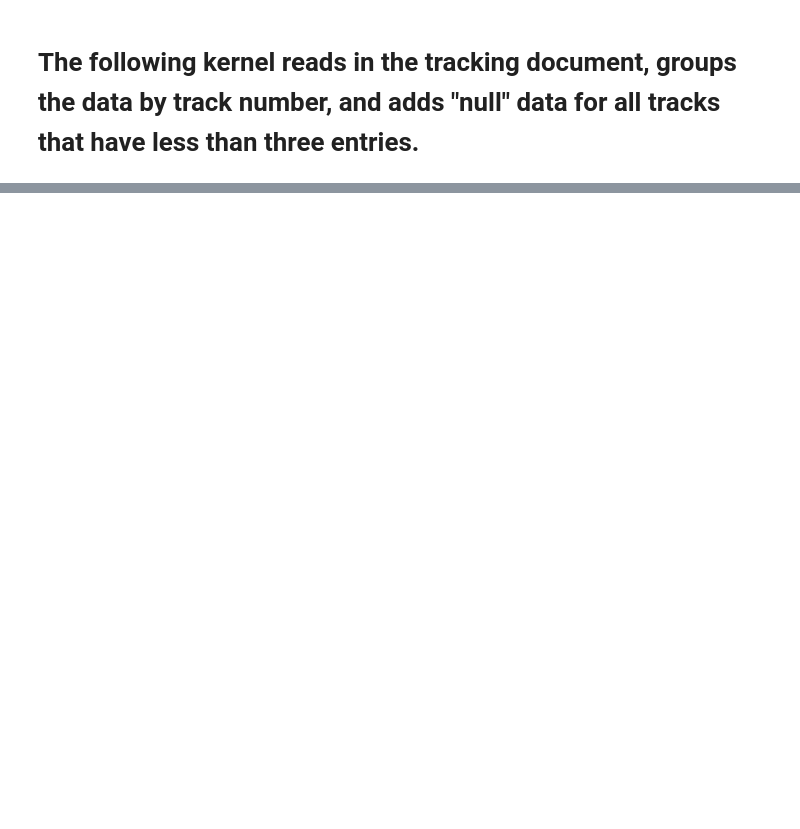
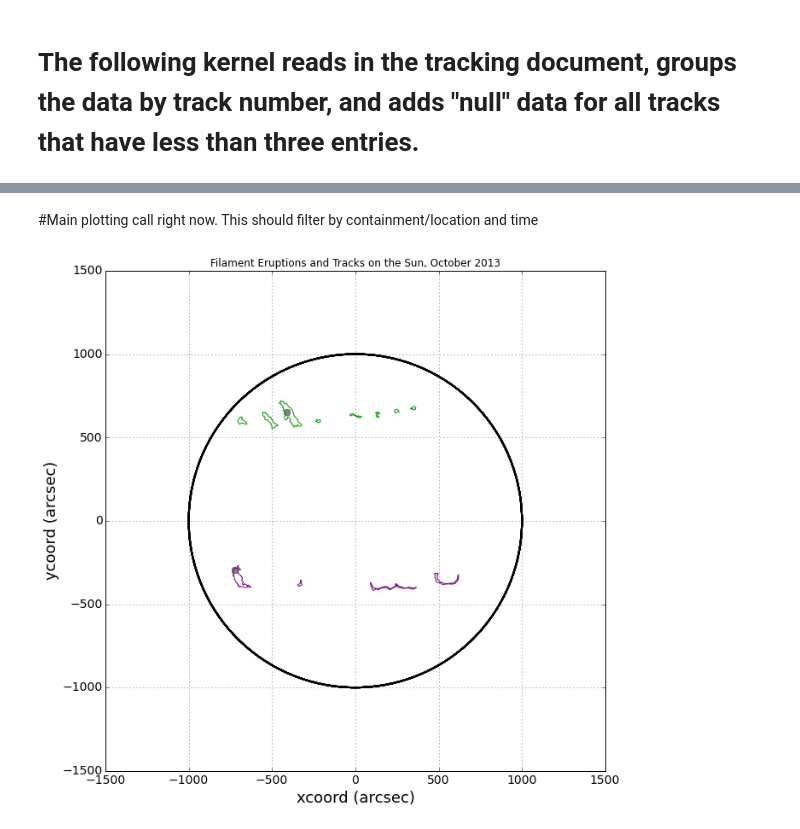
Before and after one commit to Nschanche/Filament_tracking, a Jupyter notebook: Untitled0.ipynb, the cells around one changed output, grey strips where cells are left out. Saved outputs shown, nothing was run; the diff lists cells and outputs as text; code cells hidden in the pictures; blank space fills up the shorter version.

```diff
--- a/Untitled0.ipynb
+++ b/Untitled0.ipynb
@@ -179,0 +198,25 @@ good_tracks = fi_tracked.groupby('Track No.').filter(lambda x: len(x['Track No.'
+# %%
+margin = datetime.timedelta(hours=12)
+FT_time = good_tracks['HEK_time']    #Finds the time stamps for all the filaments
+FE_time = [elem["event_starttime"] for elem in filtered] #Finds the time stamps for all the eruptions
+FT_poly = good_tracks['HPC_BB_Poly']    #Finds the polygon coordinates for the good_tracks
+FE_coords = [elem["hpc_coord"] for elem in filtered] #Finds the point coordinates for the filtered eruptions
+contained=[]    ####This will be a helpful list for finding which tracks have eruptions contained inthem
+loopnumb=[]    #to keep track of the eruption number
+for j in range(0, len(FE_coords)):    #looks at all possible eruptions
+    FET=(parse_time(FE_time[j]))
+    FE_point_obj = loads(FE_coords[j]) #creates a shapely point object
+    for i in range(0, len(FT_poly)):  #looks at all possible tracks
+        if pd.isnull(FT_poly[i]):   #skips over tracks of less than 3 elements
+            pass
+        else:
+            FLT=parse(FT_time[i])
+            FT_poly_obj = loads(FT_poly[i])   #creates polygon object from track
+            if FT_poly_obj.contains(FE_point_obj) and FET-margin <= FLT <= FET + margin: #checks if point is contained in polygon
+                contained.append(good_tracks['Track No.'][i])   #finds the track number of these tracks
+                loopnumb.append(j)
+                print FE_time[j]
+                print "This means that the eruption point is contained in the filament polygon"
+                print j,i
+erup=[indices[i] for i in loopnumb]   #getting the eruption index from a list of possible indices
+filtered2=[eruptions[i] for i in erup]   #eruption data that correspond to being contained in a filament
@@ -179,0 +232,12 @@ good_tracks = fi_tracked.groupby('Track No.').filter(lambda x: len(x['Track No.'
+# %% [markdown]
+#Main plotting call right now. This should filter by containment/location and time
+# %%
+good_polygons=[] #Trying to find polygon data for the filaments that contained eruptions and at a good time
+for i in range(len(good_tracks)): #iterating through the whole list of tracks
+    if good_tracks['Track No.'][i] in contained:  #if the track number is in the lists created previously
+         good_polygons.append((good_tracks['Track No.'][i],good_tracks['HPC_BB_Poly'][i]))#append the polygon data to good polygons
+# %%
+for poly in good_polygons: #plotting those filaments that have eruptions contained within them
+    SetupSunPlotColor(filtered2, poly[0], poly[1]) #filament eruption coordinates, track number, track polygon coordinates
+# %% [output]
+[figure, added]
```
Also changed, not shown: parts of 40 cells of this notebook.
